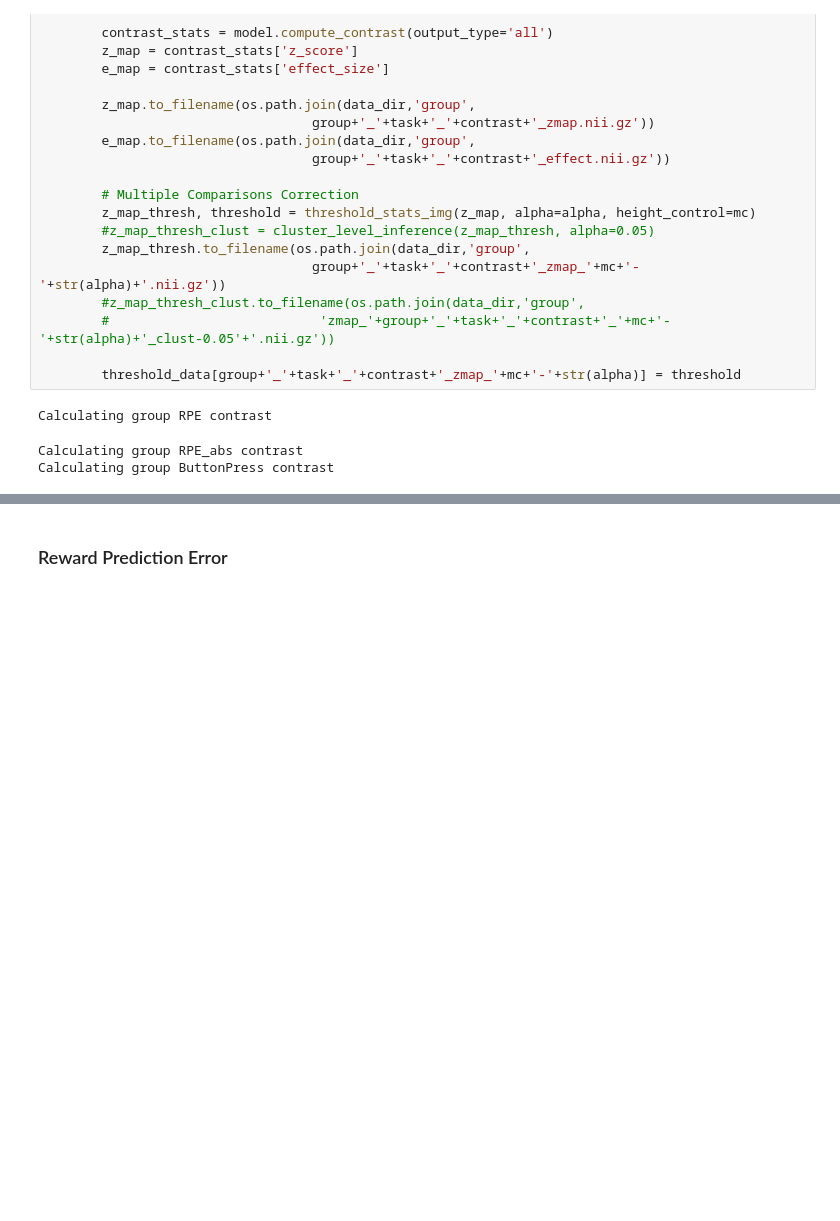
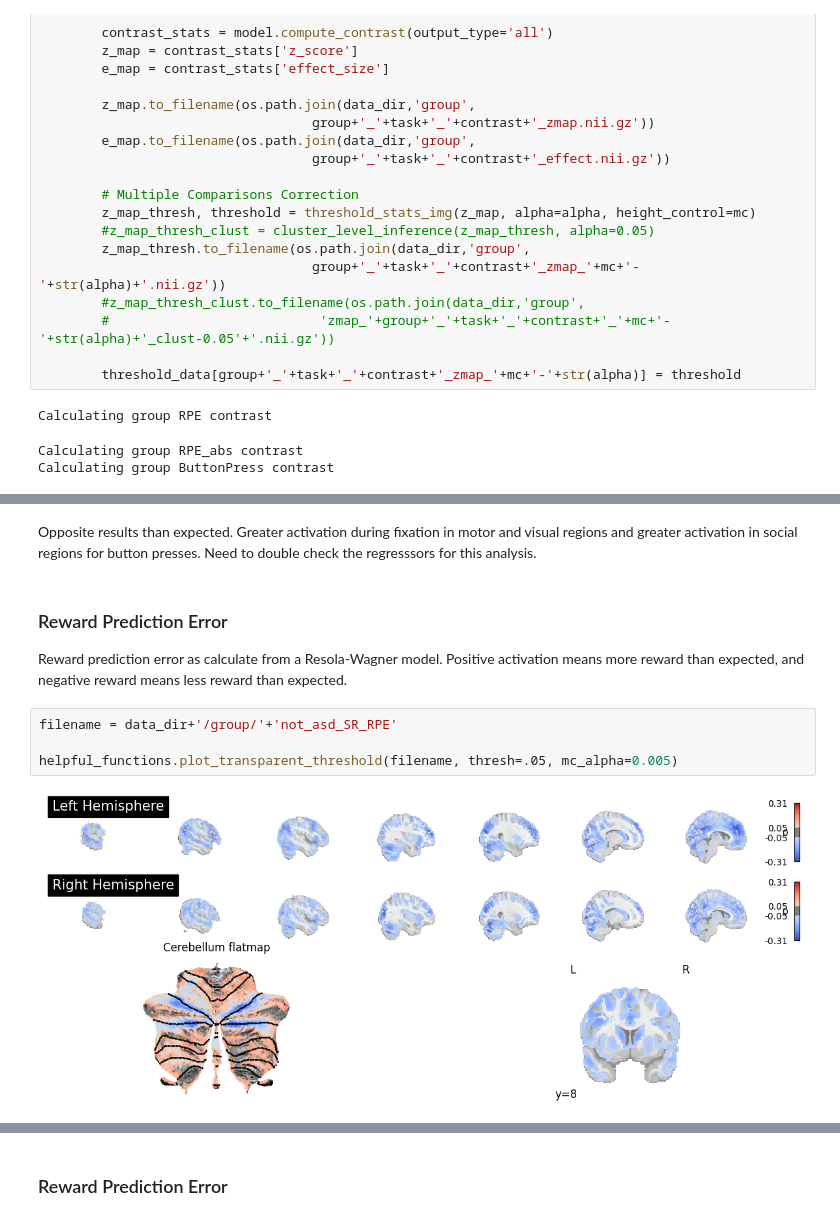
Before and after one commit to hspopal/scon_social_reward, a Jupyter notebook: code/neuron_code/rl_2nd_level.ipynb, the cells around one changed output, grey strips where cells are left out. Drawn from its saved outputs; the diff is of its cells as text; blank space fills up the shorter version.

```diff
--- a/code/neuron_code/rl_2nd_level.ipynb
+++ b/code/neuron_code/rl_2nd_level.ipynb
@@ -142,0 +147,11 @@ helpful_functions.plot_transparent_threshold(filename, thresh=.05, mc_alpha=0.00
+# %% [markdown]
+Opposite results than expected. Greater activation during fixation in motor and visual regions and greater activation in social regions for button presses. Need to double check the regresssors for this analysis.
+# %% [markdown]
+### Reward Prediction Error
+Reward prediction error as calculate from a Resola-Wagner model. Positive activation means more reward than expected, and negative reward means less reward than expected.
+# %%
+filename = data_dir+'/group/'+'not_asd_SR_RPE'
+
+helpful_functions.plot_transparent_threshold(filename, thresh=.05, mc_alpha=0.005)
+# %% [output]
+[figure, added]
```
Also changed, not shown: parts of 32 cells of this notebook, 7 other files.
